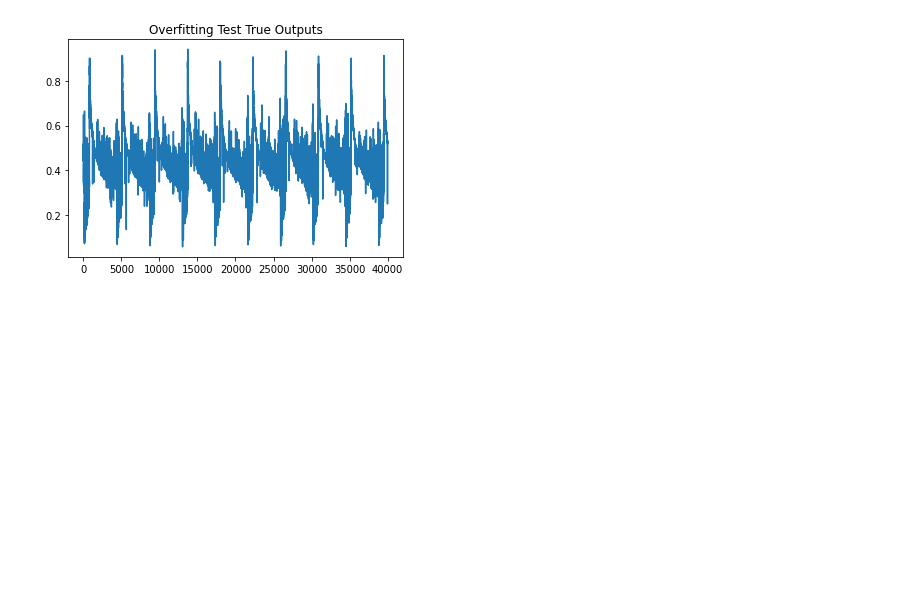
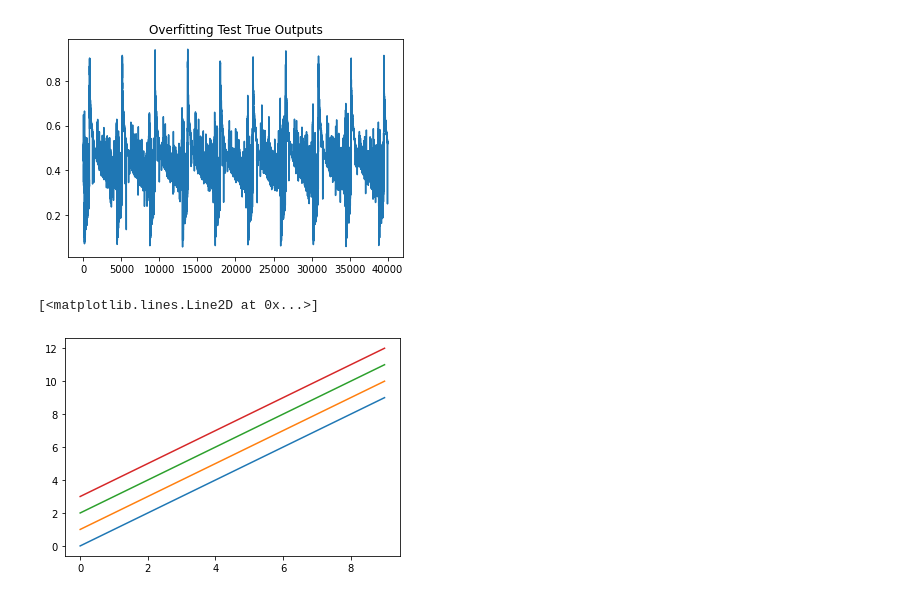
Before and after one commit to mbisbano1/MLDOA_ET, a Jupyter notebook: ML Code/MLDOA_LSTM.ipynb, the cells around one changed output. Drawn from its saved outputs; the diff is of its cells as text; code cells hidden in the pictures; blank space fills up the shorter version.

```diff
--- a/ML Code/MLDOA_LSTM.ipynb
+++ b/ML Code/MLDOA_LSTM.ipynb
@@ -325,3 +325,17 @@ plt.title('Overfitting Test True Outputs')
 Text(0.5, 1.0, 'Overfitting Test True Outputs')
 [figure]
 [figure]
+# %%
+x = np.array([0, 1, 2, 3, 4, 5, 6, 7, 8, 9])
+y = np.array([0, 1, 2, 3, 4, 5, 6, 7, 8, 9])
+y2 = np.array([1, 2, 3, 4, 5, 6, 7, 8, 9, 10])
+y3 = np.array([2, 3, 4, 5, 6, 7, 8, 9, 10, 11])
+y4 = np.array([3, 4, 5, 6, 7, 8, 9, 10, 11, 12])
+plt.figure(5)
+plt.plot(x, y)
+plt.plot(x, y2)
+plt.plot(x, y3)
+plt.plot(x, y4)
+# %% [output]
+[<matplotlib.lines.Line2D at 0x...>]
+[figure, added]
```
